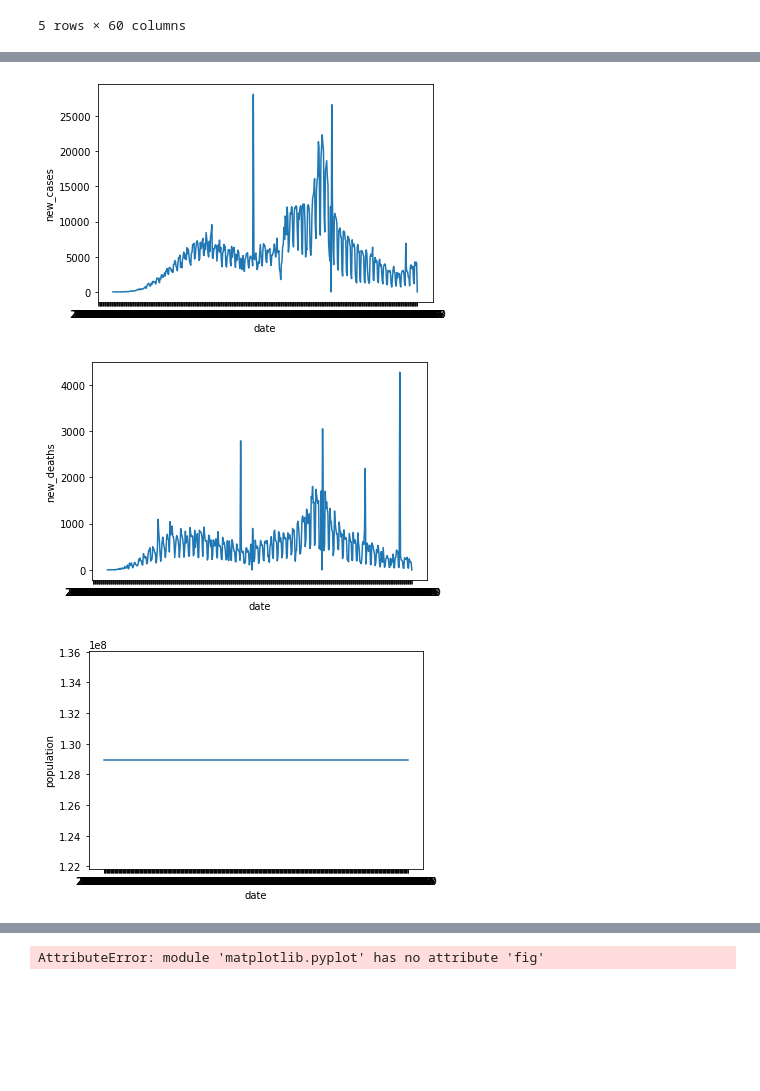
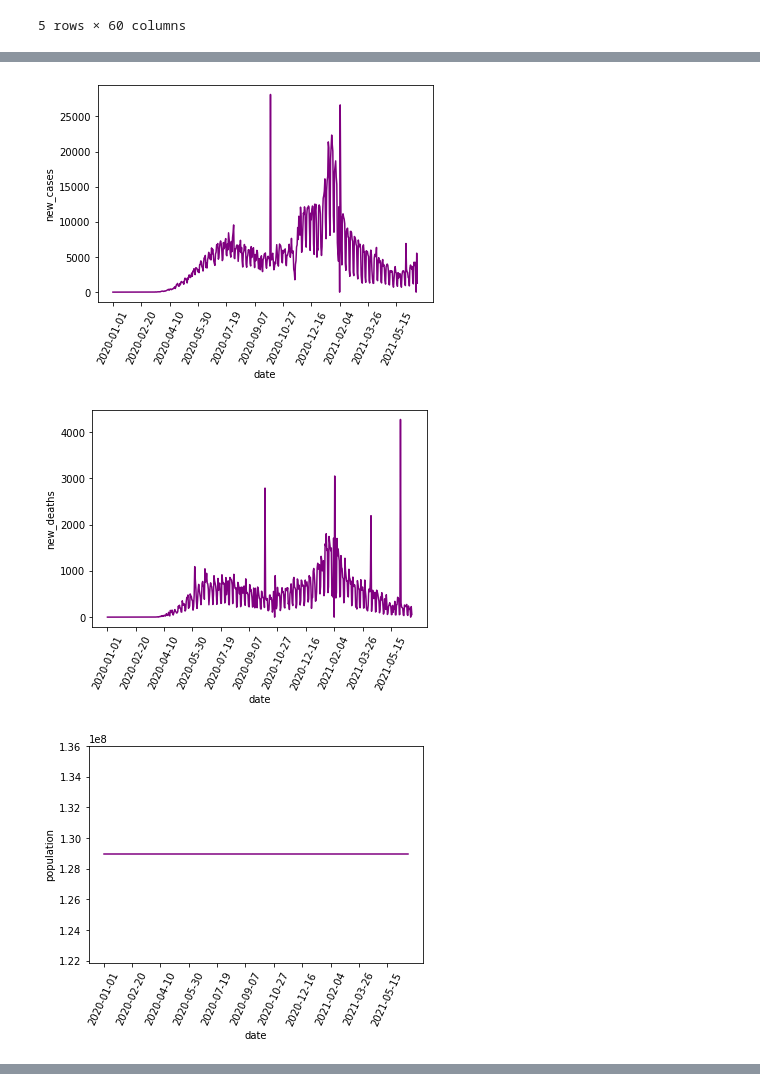
Before and after one commit to Adriagallardo/Adria-Gallardo-Thebridge, a Jupyter notebook: Ejercicios/Week10/5.covid-forecast.ipynb, the cells around one changed output, grey strips where cells are left out. Cells and saved outputs as stored; diff of their text form; code cells hidden in the pictures; blank space fills up the shorter version.

```diff
--- a/Ejercicios/Week10/5.covid-forecast.ipynb
+++ b/Ejercicios/Week10/5.covid-forecast.ipynb
@@ -103,9 +118,11 @@ df2.head(1)
 # %%
 #Preparo la tabla como me dice el enunciado: índice, columnas, location:país.
 data = df[["location","new_cases","new_deaths","population","total_deaths", "total_cases"]]
+
 data.set_index(df["date"], inplace=True)
 data = data[data["location"] == "Mexico"]
 data = data.drop(columns="location")
+data = data.fillna(0)
 print(data.shape)
-data.head(20)
+data
 # %% [output]
@@ -131,9 +144,11 @@ data.head(20)
 # %%
 #Representa todas las columnas en un gráfica con diferentes magnitudes en el eje y para su correcta visualización.
-for i in range(4):
-    sns.lineplot(x=data.index, y=data.iloc[:,i], size_order=5)
+for i in range(5):
+    no_ticks = range(0,len(data),50)
+    sns.lineplot(x=data.index, y=data.iloc[:,i], size_order=5, color="purple")
+    plt.xticks(ticks=no_ticks, rotation=65)
     plt.show()
 # %% [output]
-[figure, old version]
+[figure, new version]
-[figure, old version]
+[figure, new version]
-[figure, old version]
+[figure, new version]
@@ -141,8 +156,0 @@ for i in range(4):
-# %%
-no_ticks = range(0,len(data),50)
-
-sns.lineplot(x=data.index, y=data["total_deaths"], size_order=5)
-plt.xticks(ticks=no_ticks, rotation=65)
-plt.show()
-# %% [output]
-AttributeError: module 'matplotlib.pyplot' has no attribute 'fig'
```
Also changed, not shown: parts of 18 cells of this notebook, 2 other files.
